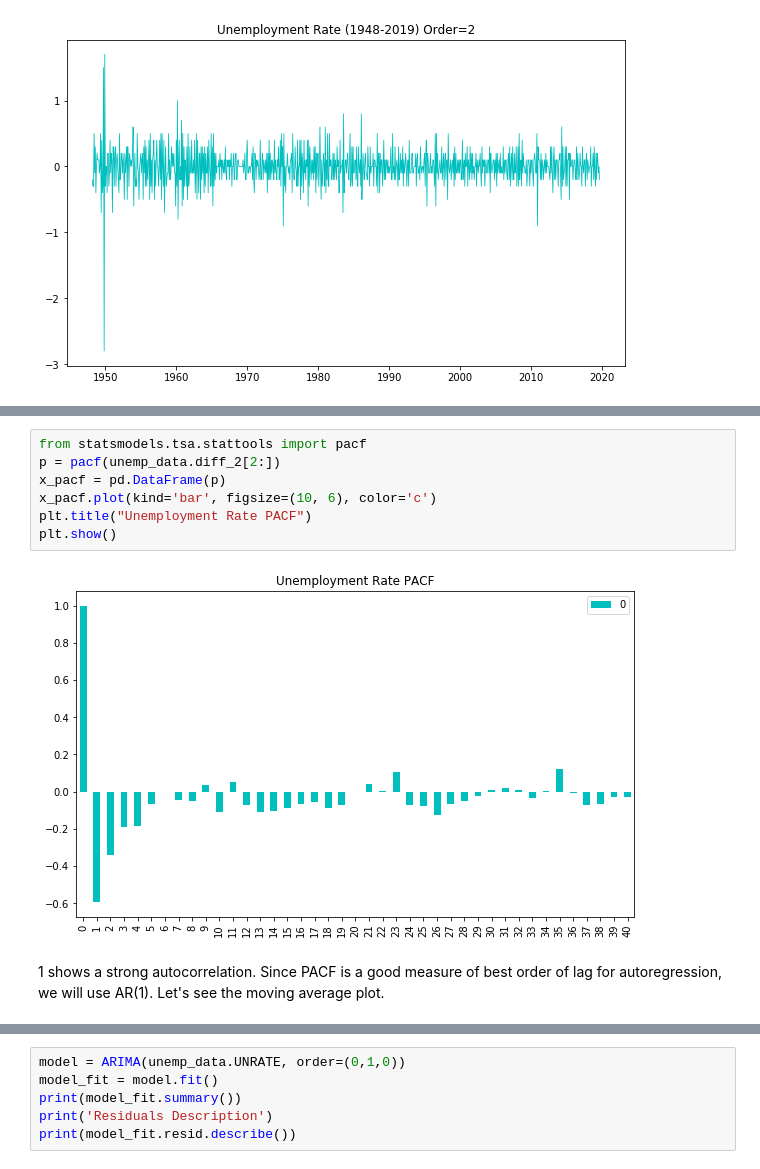
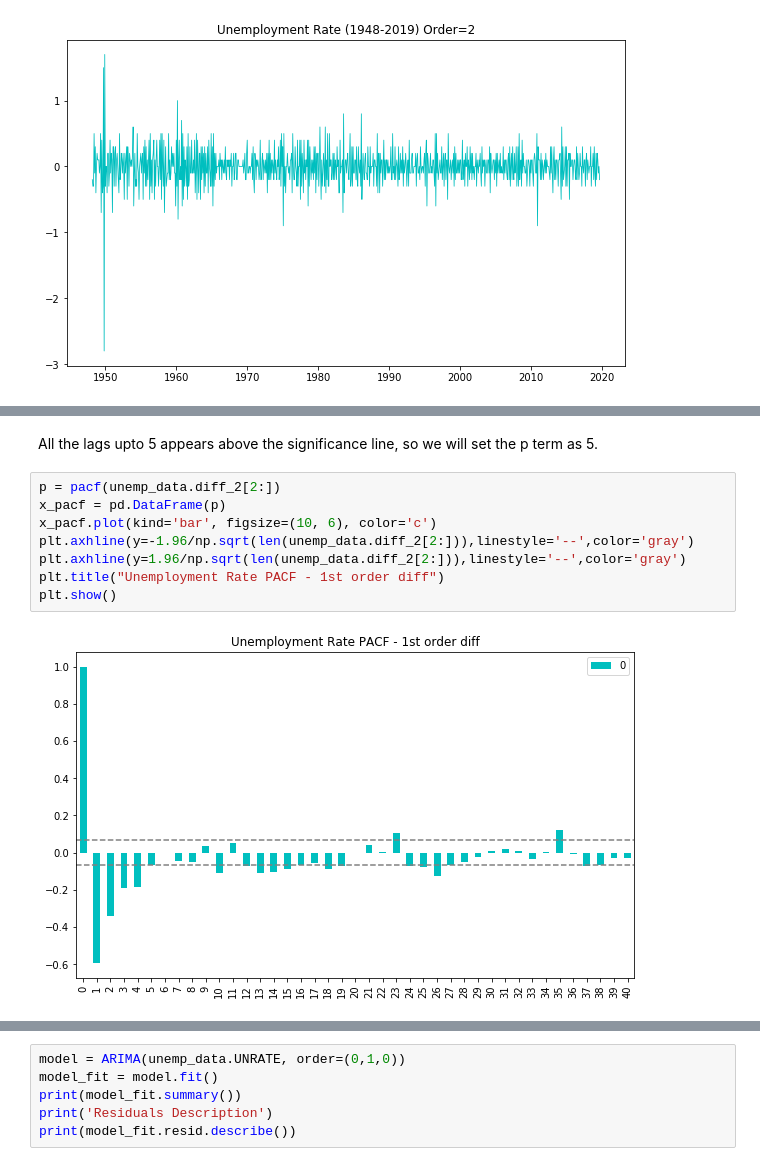
Before and after one commit to 26Jinx/Thinkful, a Jupyter notebook: Unit6/Time_Series/Unemployment_Rate_TS_Challenge.ipynb, the cells around one changed output, grey strips where cells are left out. Drawn from its saved outputs; the diff is of its cells as text.

```diff
--- a/Unit6/Time_Series/Unemployment_Rate_TS_Challenge.ipynb
+++ b/Unit6/Time_Series/Unemployment_Rate_TS_Challenge.ipynb
@@ -63,11 +109,12 @@ It seems pretty stationary now. So I in ARIMA we will use will be 2.
+# %% [markdown]
+All the lags upto 5 appears above the significance line, so we will set the p term as 5.
 # %%
-from statsmodels.tsa.stattools import pacf
 p = pacf(unemp_data.diff_2[2:])
 x_pacf = pd.DataFrame(p)
 x_pacf.plot(kind='bar', figsize=(10, 6), color='c')
-plt.title("Unemployment Rate PACF")
+plt.axhline(y=-1.96/np.sqrt(len(unemp_data.diff_2[2:])),linestyle='--',color='gray')
+plt.axhline(y=1.96/np.sqrt(len(unemp_data.diff_2[2:])),linestyle='--',color='gray')
+plt.title("Unemployment Rate PACF - 1st order diff")
 plt.show()
 # %% [output]
-[figure, old version]
+[figure, new version]
-# %% [markdown]
-1 shows a strong autocorrelation. Since PACF is a good measure of best order of lag for autoregression, we will use AR(1). Let's see the moving average plot.
```
Also changed, not shown: parts of 29 cells of this notebook.
